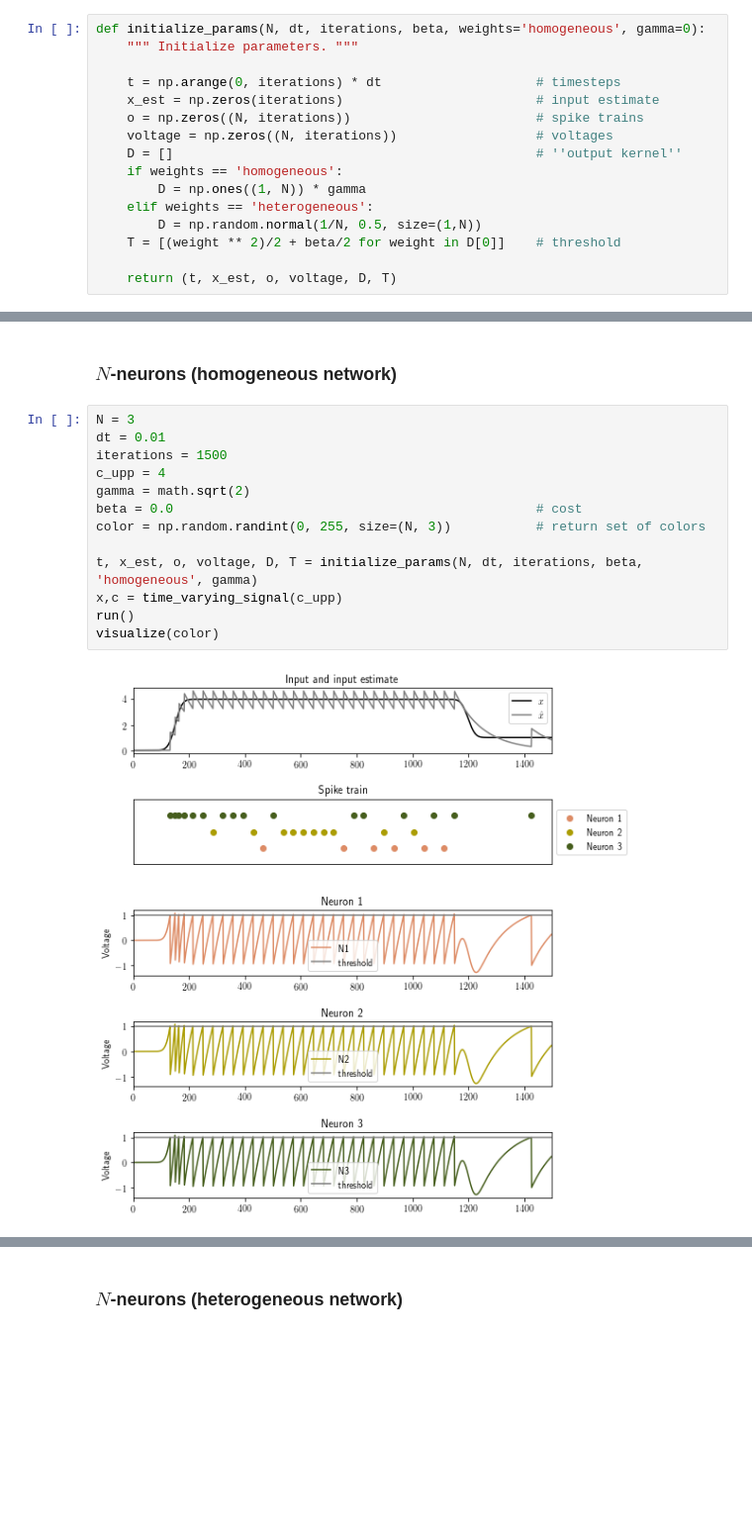
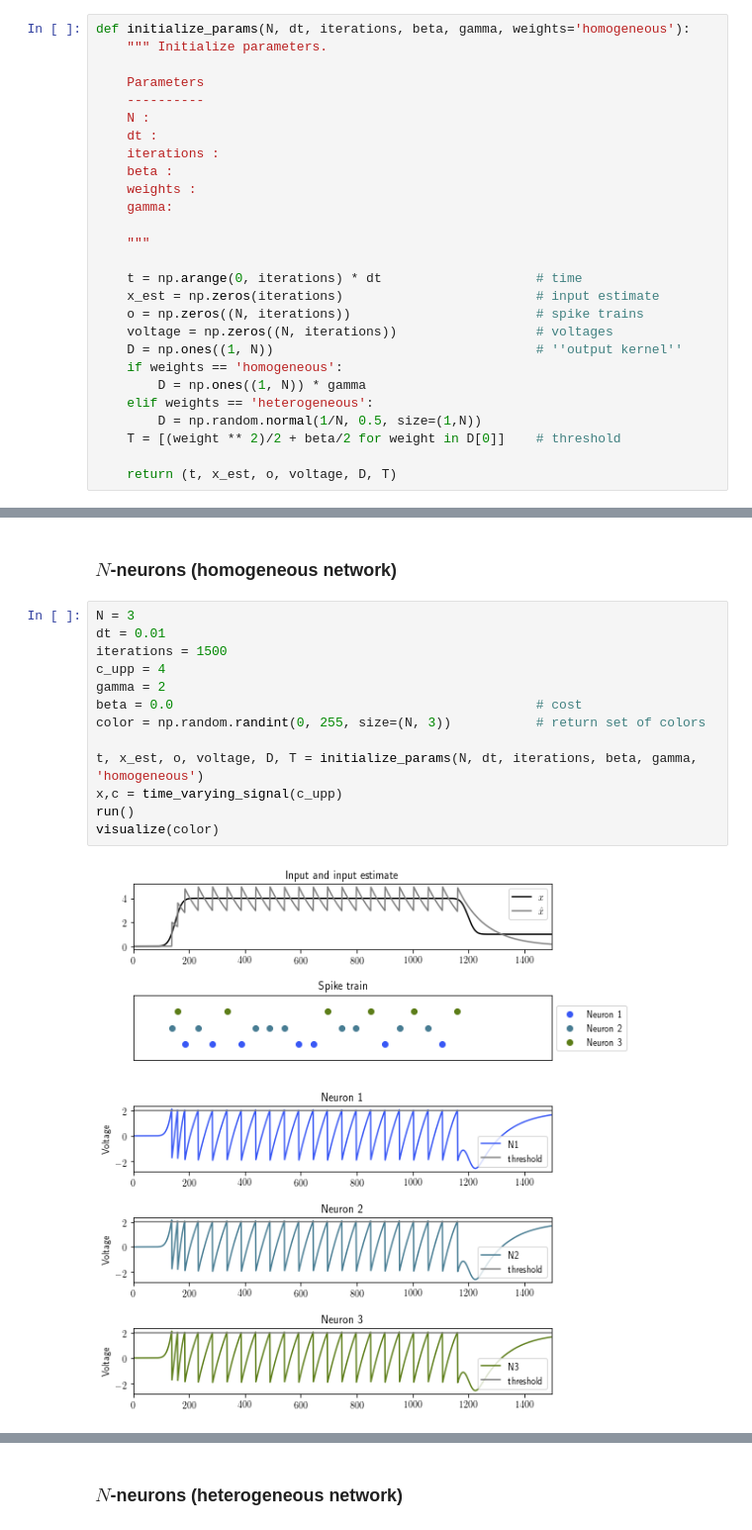
Before and after one commit to ABra1993/LisbonLab, a Jupyter notebook: Current/SNN_current.ipynb, the cells around one changed output, grey strips where cells are left out. Shown at 99% size. Cells and saved outputs as stored; diff of their text form; blank space fills up the shorter version.

```diff
--- a/Current/SNN_current.ipynb
+++ b/Current/SNN_current.ipynb
@@ -18,14 +18,25 @@ import math
 # %% [markdown]
 Initialize parameters
 # %%
-def initialize_params(N, dt, iterations, beta, weights='homogeneous', gamma=0):
-    """ Initialize parameters. """
+def initialize_params(N, dt, iterations, beta, gamma, weights='homogeneous'):
+    """ Initialize parameters.
 
-    t = np.arange(0, iterations) * dt                    # timesteps
+    Parameters
+    ----------
+    N :
+    dt :
+    iterations :
+    beta :
+    weights :
+    gamma:
+
+    """
+
+    t = np.arange(0, iterations) * dt                    # time
     x_est = np.zeros(iterations)                         # input estimate
     o = np.zeros((N, iterations))                        # spike trains
     voltage = np.zeros((N, iterations))                  # voltages
-    D = []                                               # ''output kernel''
+    D = np.ones((1, N))                                  # ''output kernel''
     if weights == 'homogeneous':
         D = np.ones((1, N)) * gamma
     elif weights == 'heterogeneous':
@@ -272,18 +283,18 @@ def visualize_estimate():
 # %%
 N = 3
 dt = 0.01
 iterations = 1500
 c_upp = 4
-gamma = math.sqrt(2)
+gamma = 2
 beta = 0.0                                               # cost
 color = np.random.randint(0, 255, size=(N, 3))           # return set of colors
 
-t, x_est, o, voltage, D, T = initialize_params(N, dt, iterations, beta, 'homogeneous', gamma)
+t, x_est, o, voltage, D, T = initialize_params(N, dt, iterations, beta, gamma, 'homogeneous')
 x,c = time_varying_signal(c_upp)
 run()
 visualize(color)
 # %% [output]
-[figure, old version]
+[figure, new version]
 # %%
 visualize_firing_rate()
 # %% [output]
```
Also changed, not shown: parts of 3 cells of this notebook, 6 other files.
